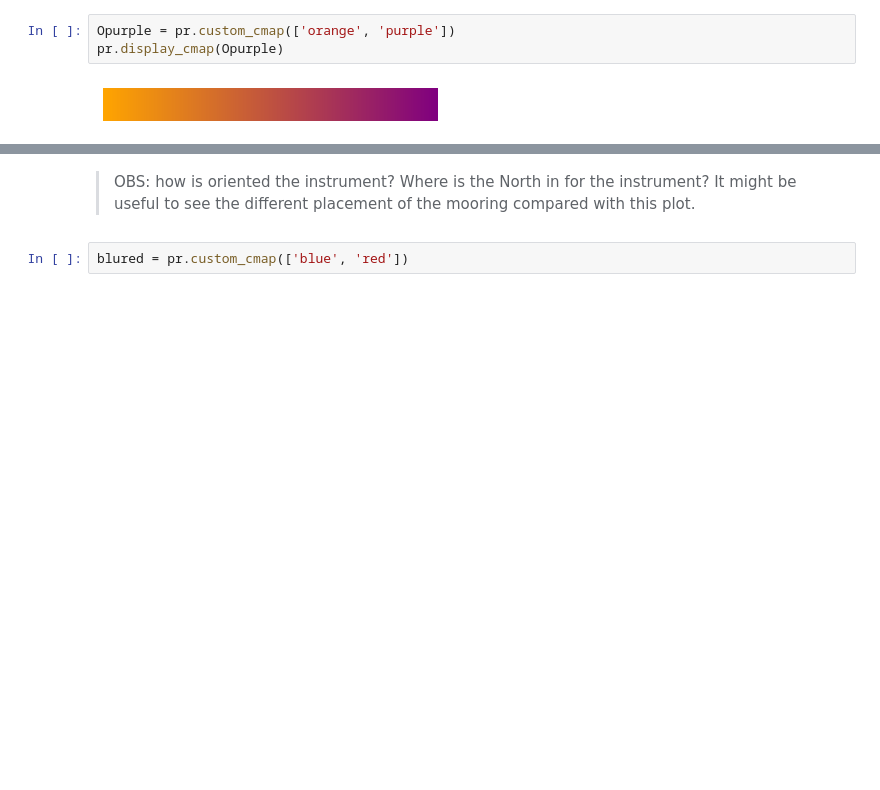
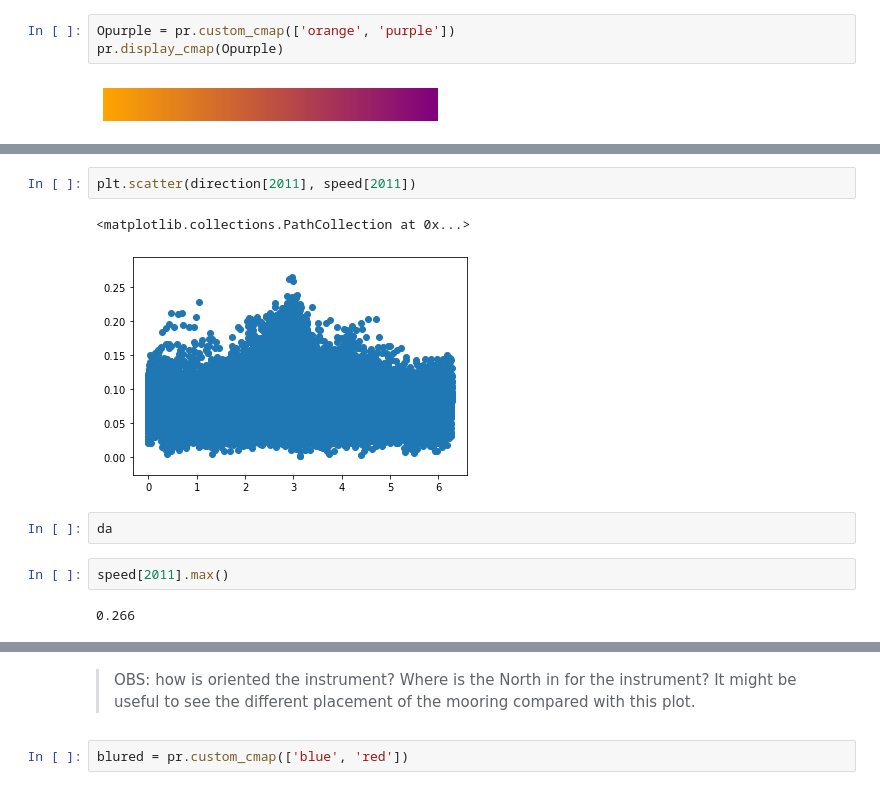
Before and after one commit to cpierard/momar_data_analysis, a Jupyter notebook: 03.Aquadopp_distributions.ipynb, the cells around one changed output, grey strips where cells are left out. Drawn from its saved outputs; the diff is of its cells as text; blank space fills up the shorter version.

```diff
--- a/03.Aquadopp_distributions.ipynb
+++ b/03.Aquadopp_distributions.ipynb
@@ -70,0 +72,11 @@ pr.ridge_plot(direction,
+# %%
+plt.scatter(direction[2011], speed[2011])
+# %% [output]
+<matplotlib.collections.PathCollection at 0x...>
+[figure, added]
+# %%
+da
+# %%
+speed[2011].max()
+# %% [output]
+0.266
```
Also changed, not shown: parts of 15 cells of this notebook, 11 other files.
